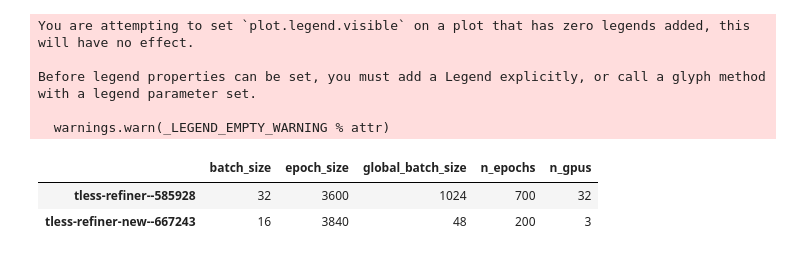
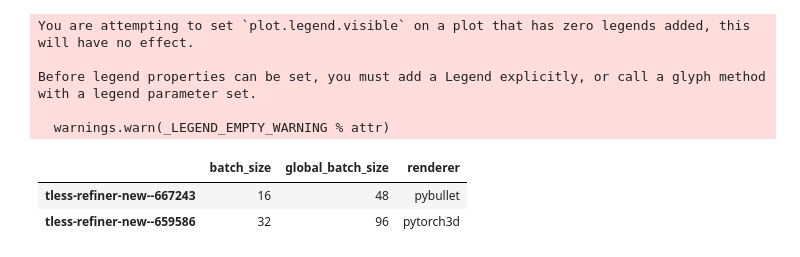
Before and after one commit to MikaYeghi/cosypose, a Jupyter notebook: paper_training_logs.ipynb, the cells around one changed output. Cells and saved outputs as stored; diff of their text form; code cells hidden in the pictures.

```diff
--- a/paper_training_logs.ipynb
+++ b/paper_training_logs.ipynb
@@ -13,38 +12,40 @@ The autoreload extension is already loaded. To reload it, use:
 # T-LESS
 run_ids = [
     # 'tless-coarse--10219',
-    'tless-refiner--585928',
+    # 'tless-refiner--585928',
     # 'tless-coarse-new--521298',
-    'tless-refiner-new--667243'
+    'tless-refiner-new--667243',
+    # 'tless-coarse-new--151642',
+    'tless-refiner-new--659586'
 ]
 plotter = Plotter(log_dir)
 plotter.load_logs(run_ids)
 # results = plotter.log_dicts['tless-coarse-new--85295']['train_loss_total']
 # with open(os.path.join(path, 'tless-coarse--10219'))
 
 plotter.plot_train_fields(['train_loss_TCO', 'val_loss_TCO'], semilogy=True, title='TCO')
 
 plotter.plot_eval_field('pix2pose_detections/coarse/iteration=1/ADD-S/0.1d',
                         title='ADD-S/0.1d', y_range=[0.0, 0.9], new_row=True)
 
 plotter.plot_eval_field('pix2pose_coarse/refiner/iteration=1/ADD-S/0.1d', datasets='auto',
                         title='ADD-S/0.1d', y_range=[0.0, 0.9], new_row=False)
 
 
 plotter.plot_train_fields(['grad_norm', ], semilogy=True, title='grad', new_row=True)
 
 plotter.plot_train_fields(['learning_rate'], semilogy=False, title='lr', new_row=True)
 plotter.plot_train_fields(['time_forward', 'time_backward', 'time_data'], title='time')
 
 plotter.show_configs()
 plotter.show()
 # %% [output]
 [interactive output not drawn]
 You are attempting to set `plot.legend.visible` on a plot that has zero legends added, this will have no effect.
 
 Before legend properties can be set, you must add a Legend explicitly, or call a glyph method with a legend parameter set.
 
   warnings.warn(_LEGEND_EMPTY_WARNING % attr)
-|  | batch_size | epoch_size | global_batch_size | n_epochs | n_gpus |
-| tless-refiner--585928 | 32 | 3600 | 1024 | 700 | 32 |
-| tless-refiner-new--667243 | 16 | 3840 | 48 | 200 | 3 |
+|  | batch_size | global_batch_size | renderer |
+| tless-refiner-new--667243 | 16 | 48 | pybullet |
+| tless-refiner-new--659586 | 32 | 96 | pytorch3d |
```
Also changed, not shown: parts of 2 cells of this notebook, 3 other files.
